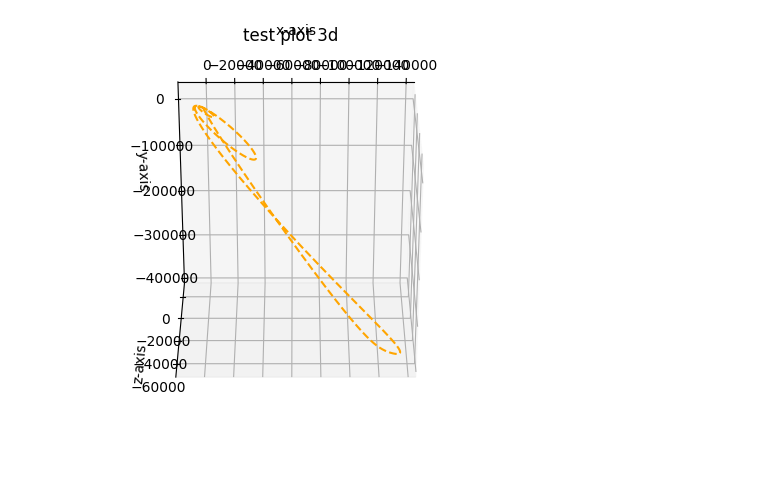
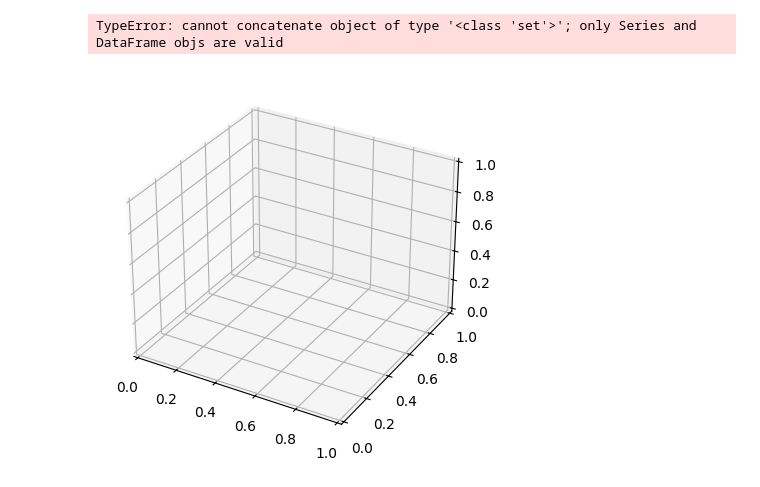
Before and after one commit to viperisopp/nasa_adc_data, a Jupyter notebook: trajectory_graph.ipynb, the cells around one changed output. Drawn from its saved outputs; the diff is of its cells as text; code cells hidden in the pictures; blank space fills up the shorter version.

```diff
--- a/trajectory_graph.ipynb
+++ b/trajectory_graph.ipynb
@@ -29,21 +29,45 @@ dtypes: float64(12), int64(4)
 memory usage: 1.6 MB
 # %%
 # 3d test
-z = df["Rz(km)[J2000-EARTH]"]
-x = df["Ry(km)[J2000-EARTH]"]
-y = df["Rx(km)[J2000-EARTH]"]
+
+# df = df.rename(columns={"Rz(km)[J2000-EARTH]":"range_z","Ry(km)[J2000-EARTH]":"range_y","Rx(km)[J2000-EARTH]":"range_x"})
+
+def decision(row):
+    if row["WPSA"]:
+        return "red"
+    elif row["DS54"]:
+        return "green"
+    elif row["DS54"]:
+        return "blue"
+    elif row["DS54"]:
+        return "pink"
+    else:
+        return "black"
 
 fig = plt.figure()
 ax = fig.add_subplot(1,1,1,projection="3d")
+
+antenna_connection = pd.DataFrame(columns=['x', 'y', 'z','color'])
+
+for i,n in df.iterrows():
+    row = pd.DataFrame({{n["Rx(km)[J2000-EARTH]"],n["Ry(km)[J2000-EARTH]"],n["Rz(km)[J2000-EARTH]"],decision(n)}})
+    antenna_connection = pd.concat([antenna_connection,row],ignore_index=True)
+
+ax.scatter(antenna_connection['x'],antenna_connection["y"],antenna_connection["z"],color=antenna_connection['color'],marker="o")
+
+z = df["Rz(km)[J2000-EARTH]"]
+y = df["Ry(km)[J2000-EARTH]"]
+x = df["Rx(km)[J2000-EARTH]"]
+
 
 ax.plot(x,y,z, color="orange", linestyle="--")
 ax.set_xlabel("x-axis")
 ax.set_ylabel("y-axis")
 ax.set_zlabel("z-axis")
 ax.set_title("test plot 3d")
 
-
-ax.view_init(elev=-60,azim=90)
+# ax.view_init(elev=-60,azim=90)
 plt.show()
 # %% [output]
+TypeError: cannot concatenate object of type '<class 'set'>'; only Series and DataFrame objs are valid
-[figure, old version]
+[figure, new version]
```
Also changed, not shown: 1 other file.
